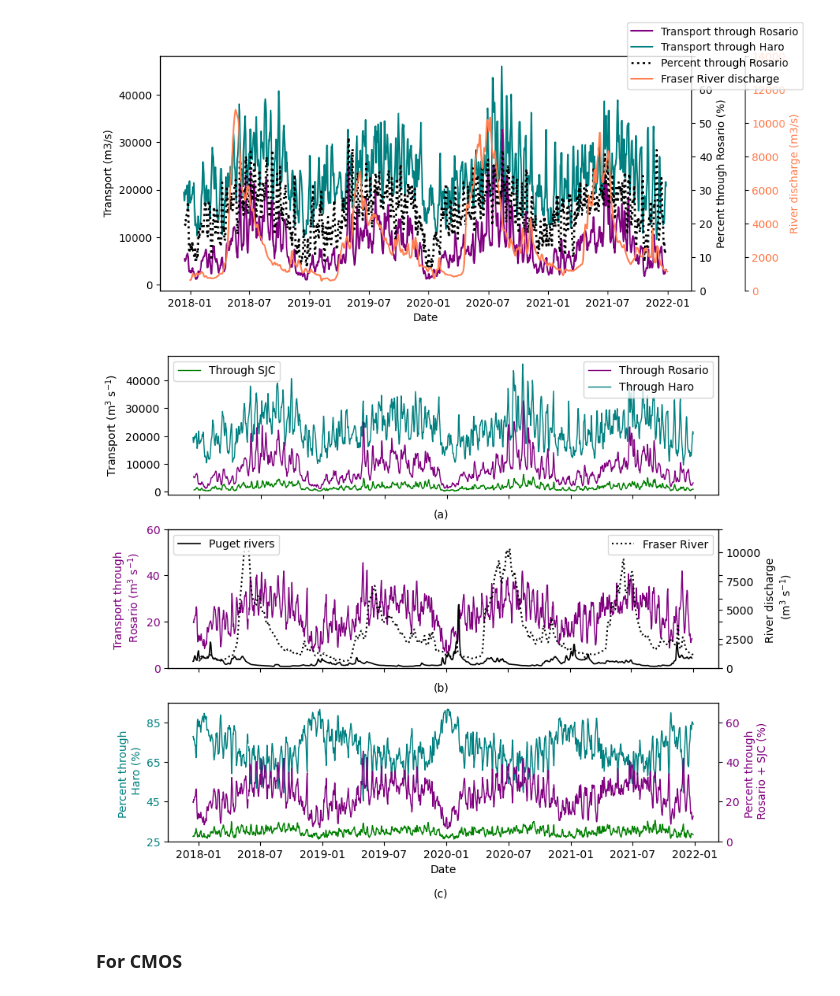
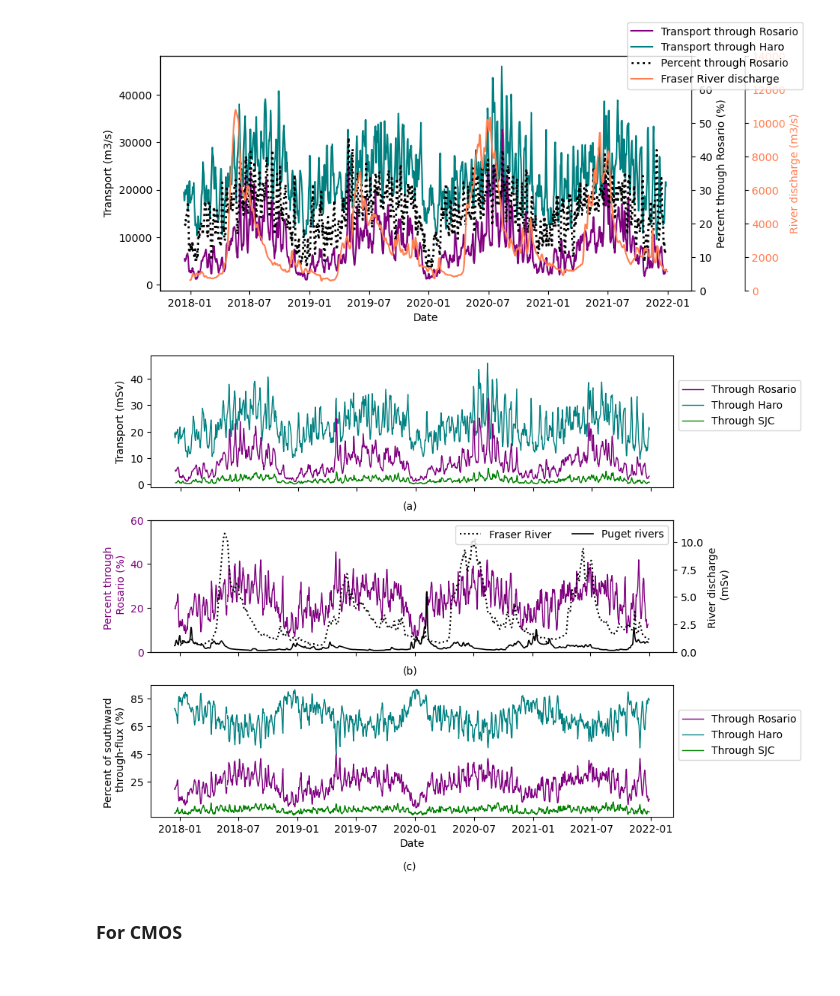
Before and after one commit to SalishSeaCast/StangAllen_SJGIPaper, a Jupyter notebook: SouthTransport_ThroughStraits.ipynb, the cells around one changed output. Saved outputs shown, nothing was run; the diff lists cells and outputs as text; code cells hidden in the pictures.

Commit message:
update figures, change units to mSv

```diff
--- a/SouthTransport_ThroughStraits.ipynb
+++ b/SouthTransport_ThroughStraits.ipynb
@@ -410,65 +410,45 @@ upwl_idx = df_avg['4mean'].iloc[557:-916]
 # %%
 fig,[ax,ax1,ax5] = plt.subplots(3,1,figsize=(9,8))
 
 
-ax.plot(rostosouth.dropna(),label='Through Rosario',color='purple',zorder=5,lw=1)
-ax.plot(harotosouth.dropna(),label='Through Haro',color='teal',lw=1)
-# ax.legend(loc=2)
-# ax.set_title(f'Transport south through Straits')
-ax.set_ylabel(f'Transport (m$^3$ s$^{{-1}}$)')
+ax.plot(rostosouth.dropna()/1000,label='Through Rosario',color='purple',zorder=5,lw=1)
+ax.plot(harotosouth.dropna()/1000,label='Through Haro',color='teal',lw=1)
+ax.plot(sjctosouth.dropna()/1000,label='Through SJC',color='green',zorder=10,lw=1)
+
+ax.set_ylabel(f'Transport (mSv)')
 ax.set_xticklabels([])
-ax.set_ylim([-1000,49000])
-ax.set_yticks(np.arange(0,41000,10000))
-
-ax2 = ax.twinx()
-ax2.plot(sjctosouth.dropna(),label='Through SJC',color='green',zorder=10,lw=1)
-# ax2.set_ylim([0,11000])
-# ax2.set_yticks(np.arange(0,11000,2000),color='green')
-# ax2.set_yticklabels(np.arange(0,11000,2000),color='green')
-# ax2.set_ylabel('Transport through \n SJC (m3/s)',color='green')
-ax2.set_ylim([-1000,49000])
-ax2.set_yticks([])
+ax.set_ylim([-1,49])
+ax.set_yticks(np.arange(0,41,10))
 ax.legend(loc=1)
-ax2.legend(loc=2)
+ax.legend(bbox_to_anchor=(1.0, 0.85))
 
 ax1.plot(prop_ros*100,color='purple',label='through Rosario',lw=1)
 ax1.set_yticks(np.arange(0,65,20),color='purple')
 ax1.set_yticklabels(np.arange(0,65,20),color='purple')
-ax1.set_ylabel('Transport through \n Rosario (m$^3$ s$^{{-1}}$)',color='purple')
+ax1.set_ylabel('Percent through \n Rosario (%)',color='purple')
 ax1.set_xticklabels([])
 ax14 = ax1.twinx()
-ax14.plot(datelist_FR[365:-365],FR_4mean[365:-365],color='k',label='Fraser River',ls=':')
-# ax14.plot(pugetr_ros_m3s,color='k',label='Puget rivers',lw=1)
-ax14.set_yticks(np.arange(0,12000,2500))
-ax14.set_ylim([0,12000])
-ax14.set_ylabel('River discharge \n (m$^3$ s$^{{-1}}$)')
-ax14.legend()
+ax14.plot(datelist_FR[365:-365],FR_4mean[365:-365]/1000,color='k',label='Fraser River',ls=':')
+ax14.set_yticks(np.arange(0,12000/1000,2.5))
+ax14.set_ylim([0,12000/1000])
+ax14.set_ylabel('River discharge \n (mSv)')
+ax14.plot(pugetr_ros_m3s/1000,color='k',label='Puget rivers',lw=1.2)
+ax14.legend(loc=1,ncol=2)
 
-ax12 = ax1.twinx()
-ax12.plot(pugetr_ros_m3s,color='k',label='Puget rivers',lw=1.2)
-ax12.set_ylim([0,12000])
-ax12.legend(loc=2)
-ax12.set_yticklabels([])
-ax12.legend(loc=2)
-
-ax5.plot(date_harosh,prop_haro*100,color='teal',ls='-',lw=1,label='Percent through Haro')
-ax5.set_ylabel('Percent through \n Haro (%)',color='teal')
-ax5.set_ylim([25,95])
-ax5.set_yticks(np.arange(25,95,20),color='teal')
-ax5.set_yticklabels(np.arange(25,95,20),color='teal')
+ax5.plot(date_harosh,prop_ros*100,color='purple',ls='-',lw=1,label='Through Rosario')
+ax5.plot(date_harosh,prop_haro*100,color='teal',ls='-',lw=1,label='Through Haro')
+ax5.set_ylabel('Percent of southward \n through-flux (%)',color='k')
+ax5.set_ylim([0,95])
+ax5.set_yticks(np.arange(25,95,20),color='k')
+ax5.set_yticklabels(np.arange(25,95,20),color='k')
 ax5.set_xlabel('Date')
-ax52 = ax5.twinx()
-ax52.plot(date_harosh,prop_ros*100,color='purple',ls='-',lw=1,label='Percent through Rosario')
-ax52.plot(date_harosh,prop_sjc*100,color='green',ls='-',lw=1,label='Percent through SJC')
-ax52.set_ylim([0,70])
-ax52.set_ylabel('Percent through \n Rosario + SJC (%)',color='purple')
-ax52.set_yticks(np.arange(0,70,20),color='purple')
-ax52.set_yticklabels(np.arange(0,70,20),color='purple');
+ax5.plot(date_harosh,prop_sjc*100,color='green',ls='-',lw=1,label='Through SJC')
+ax5.legend(bbox_to_anchor=(1.0, 0.85))
 
 ax.text(0.483, -0.17, "(a)", transform=ax.transAxes)
 ax1.text(0.483, -0.17, "(b)", transform=ax1.transAxes)
 ax5.text(0.483, -0.40, "(c)", transform=ax5.transAxes)
 fig.subplots_adjust(hspace=0.25)
 # %% [output]
-[figure, old version]
+[figure, new version]
 # %%
```
Also changed, not shown: parts of 5 cells of this notebook.
